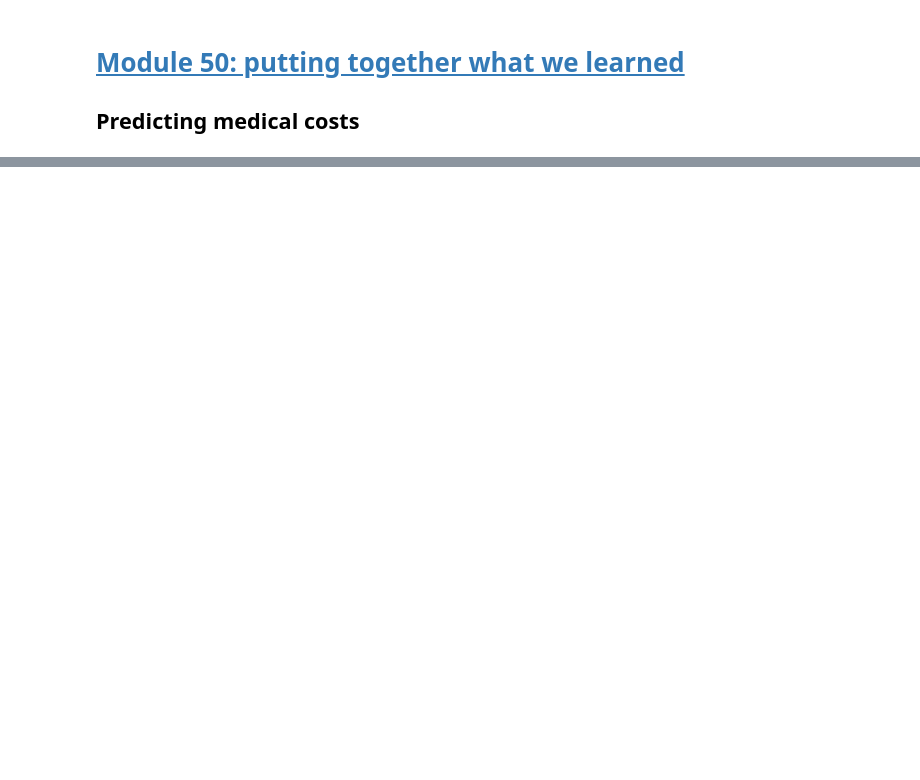
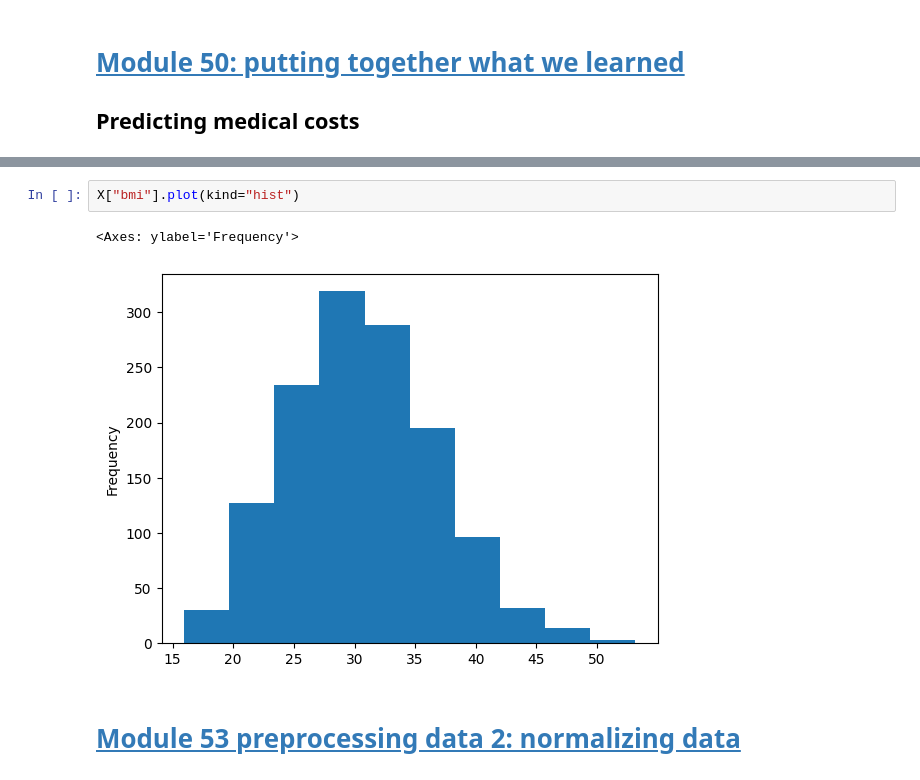
Before and after one commit to nripstein/Tensorflow-Tutorial, a Jupyter notebook: medical-cost-prediction.ipynb, the cells around one changed output, grey strips where cells are left out. Drawn from its saved outputs; the diff is of its cells as text; blank space fills up the shorter version.

```diff
--- a/medical-cost-prediction.ipynb
+++ b/medical-cost-prediction.ipynb
@@ -43,0 +155,7 @@ I will
+# %%
+X["bmi"].plot(kind="hist")
+# %% [output]
+<Axes: ylabel='Frequency'>
+[figure, added]
+# %% [markdown]
+# [Module 53 preprocessing data 2: normalizing data](https://youtu.be/tpCFfeUEGs8?t=30021)
```
Also changed, not shown: parts of 16 cells of this notebook, 1 other file.
